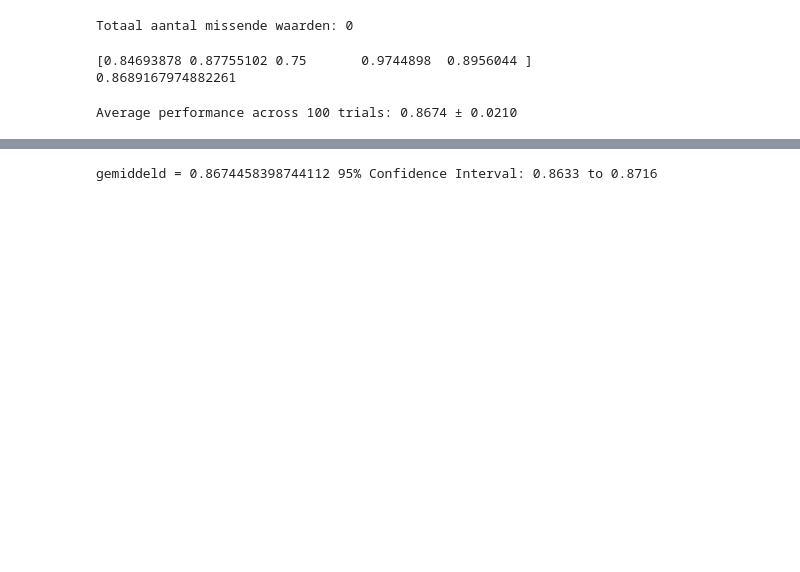
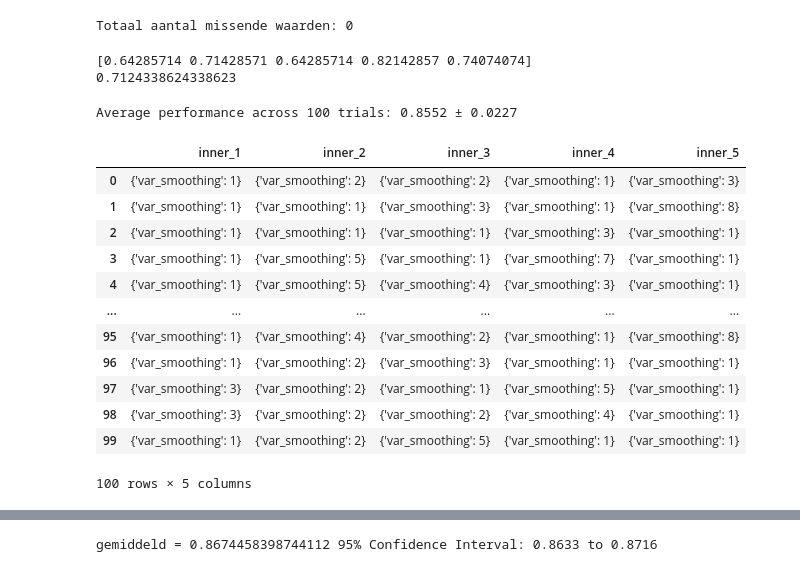
Before and after one commit to Lucaskust/TM10007_ML_Project_gr18, a Jupyter notebook: Jelle/naive_bayes.ipynb, the cells around one changed output, grey strips where cells are left out. Cells and saved outputs as stored; diff of their text form; code cells hidden in the pictures; blank space fills up the shorter version.

```diff
--- a/Jelle/naive_bayes.ipynb
+++ b/Jelle/naive_bayes.ipynb
@@ -64,15 +64,15 @@ X_selected = X_Scaled[:, feature_mask]
 Totaal aantal missende waarden: 0
 # %%
 #baseline test
-clf = GaussianNB(var_smoothing=2)
-score = cross_val_score(clf, X_selected, y, cv=StratifiedKFold(5), scoring="roc_auc")
+clf = GaussianNB(var_smoothing=0.000043)
+score = cross_val_score(clf, X_selected, y, cv=StratifiedKFold(5), scoring="accuracy")
 print(score)
 print(np.mean(score))
 # %% [output]
-[0.84693878 0.87755102 0.75       0.9744898  0.8956044 ]
-0.8689167974882261
+[0.64285714 0.71428571 0.64285714 0.82142857 0.74074074]
+0.7124338624338623
 # %%
-# difficult nested score to see best params. Perform grid-search with nested cross-validation for hyperparameter tuning
+# (DEZE GEBRUIKEN) difficult nested score to see best params. Perform grid-search with nested cross-validation for hyperparameter tuning
 
 NUM_TRIALS = 100
 nested_scores = np.zeros(NUM_TRIALS)
@@ -101,7 +101,7 @@ for i in range(NUM_TRIALS):
         y_train, y_test = y[train_idx], y[test_idx]
 
         # Create a new GridSearchCV for each inner fold
-        clf = GridSearchCV(Gaussian, param_grid, cv=inner_cv, scoring="roc_auc", n_jobs=-1)
+        clf = GridSearchCV(Gaussian, param_grid, cv=inner_cv, scoring="accuracy", n_jobs=-1)
 
         # Fit GridSearchCV on the training data
         clf.fit(X_train, y_train)
@@ -134,4 +134,20 @@ with open(r"output_grid_searches\Bayes_best_params.pkl", "wb") as f:
 # Print results
 print(f"Average performance across {NUM_TRIALS} trials: {np.mean(nested_scores):.4f} ± {np.std(nested_scores):.4f}")
 # %% [output]
-Average performance across 100 trials: 0.8674 ± 0.0210
+Average performance across 100 trials: 0.8552 ± 0.0227
+# %%
+df
+# %% [output]
+|  | inner_1 | inner_2 | inner_3 | inner_4 | inner_5 |
+| 0 | {'var_smoothing': 1} | {'var_smoothing': 2} | {'var_smoothing': 2} | {'var_smoothing': 1} | {'var_smoothing': 3} |
+| 1 | {'var_smoothing': 1} | {'var_smoothing': 1} | {'var_smoothing': 3} | {'var_smoothing': 1} | {'var_smoothing': 8} |
+| 2 | {'var_smoothing': 1} | {'var_smoothing': 1} | {'var_smoothing': 1} | {'var_smoothing': 3} | {'var_smoothing': 1} |
+| 3 | {'var_smoothing': 1} | {'var_smoothing': 5} | {'var_smoothing': 1} | {'var_smoothing': 7} | {'var_smoothing': 1} |
+| 4 | {'var_smoothing': 1} | {'var_smoothing': 5} | {'var_smoothing': 4} | {'var_smoothing': 3} | {'var_smoothing': 1} |
+| ... | ... | ... | ... | ... | ... |
+| 95 | {'var_smoothing': 1} | {'var_smoothing': 4} | {'var_smoothing': 2} | {'var_smoothing': 1} | {'var_smoothing': 8} |
+| 96 | {'var_smoothing': 1} | {'var_smoothing': 2} | {'var_smoothing': 3} | {'var_smoothing': 1} | {'var_smoothing': 1} |
+| 97 | {'var_smoothing': 3} | {'var_smoothing': 2} | {'var_smoothing': 1} | {'var_smoothing': 5} | {'var_smoothing': 1} |
+| 98 | {'var_smoothing': 3} | {'var_smoothing': 2} | {'var_smoothing': 2} | {'var_smoothing': 4} | {'var_smoothing': 1} |
+| 99 | {'var_smoothing': 1} | {'var_smoothing': 2} | {'var_smoothing': 5} | {'var_smoothing': 1} | {'var_smoothing': 1} |
+100 rows × 5 columns
```
Also changed, not shown: parts of 3 cells of this notebook, 4 other files.
